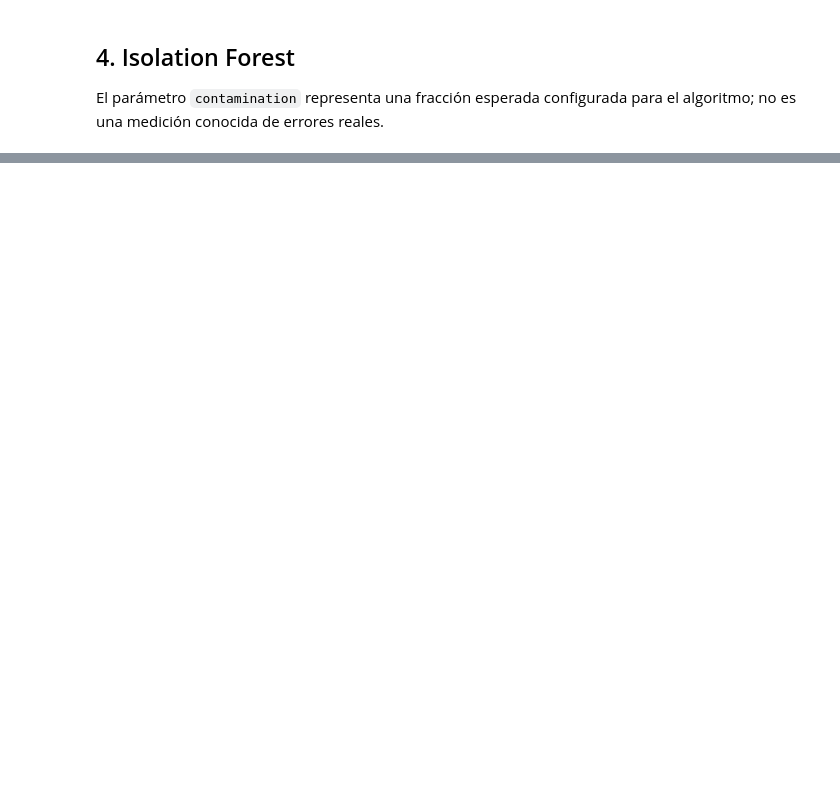
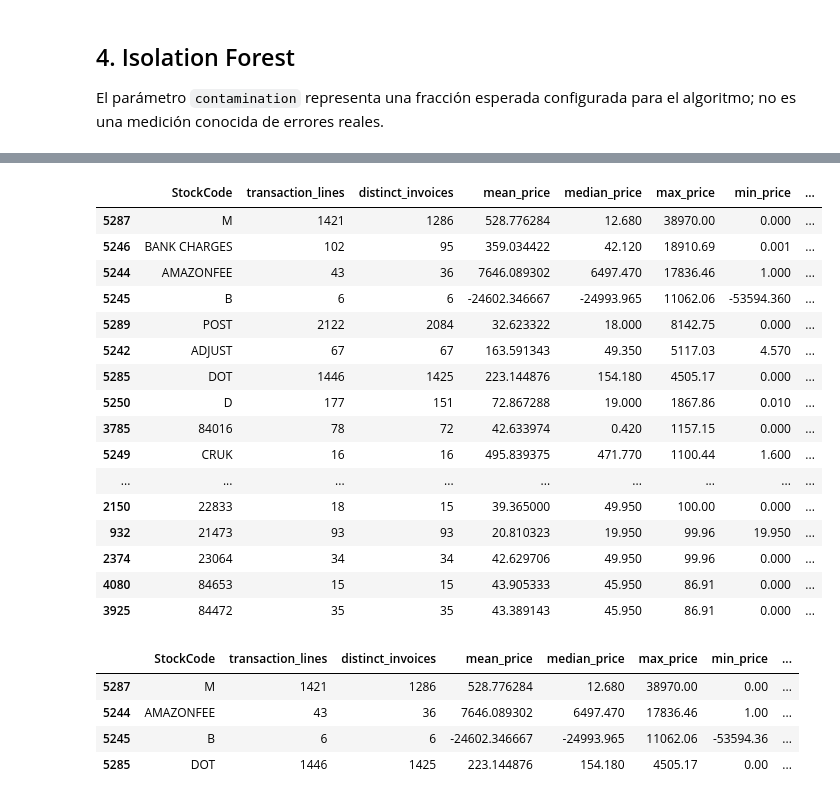
Before and after one commit to Milu2662/BI-PYMES-ML, a Jupyter notebook: notebook/04_isolation_forest.ipynb, the cells around one changed output, grey strips where cells are left out. Cells and saved outputs as stored; diff of their text form; code cells hidden in the pictures; blank space fills up the shorter version.

```diff
--- a/notebook/04_isolation_forest.ipynb
+++ b/notebook/04_isolation_forest.ipynb
@@ -34,0 +295,65 @@ plt.savefig(PROJECT_DIR/"results/figures/isolation_forest_scores.png",dpi=160);
+# %%
+# AUDITORÍA DE CÓDIGOS DE PRODUCTO ESPECIALES
+
+import pandas as pd
+import numpy as np
+
+# Cargar datos originales
+raw_path = "/content/drive/MyDrive/BI-PYMES-ML/retail_lines.pkl"
+df_raw = pd.read_pickle(raw_path)
+
+df_raw["StockCode"] = df_raw["StockCode"].astype(str).str.strip()
+
+# Identificar códigos con precios unitarios extremos
+product_audit = (
+    df_raw.groupby("StockCode")
+    .agg(
+        transaction_lines=("StockCode", "size"),
+        distinct_invoices=("InvoiceNo", "nunique"),
+        mean_price=("UnitPrice", "mean"),
+        median_price=("UnitPrice", "median"),
+        max_price=("UnitPrice", "max"),
+        min_price=("UnitPrice", "min"),
+        total_revenue=("Revenue", "sum")
+    )
+    .reset_index()
+)
+
+# Ordenar por precio máximo
+display(
+    product_audit
+    .sort_values("max_price", ascending=False)
+    .head(30)
+)
+
+# Revisar códigos especiales identificados
+special_codes = ["M", "B", "AMAZONFEE", "DOT"]
+
+display(
+    product_audit[
+        product_audit["StockCode"].isin(special_codes)
+    ].sort_values("max_price", ascending=False)
+)
+# %% [output]
+|  | StockCode | transaction_lines | distinct_invoices | mean_price | median_price | max_price | min_price | ... |
+| 5287 | M | 1421 | 1286 | 528.776284 | 12.680 | 38970.00 | 0.000 | ... |
+| 5246 | BANK CHARGES | 102 | 95 | 359.034422 | 42.120 | 18910.69 | 0.001 | ... |
+| 5244 | AMAZONFEE | 43 | 36 | 7646.089302 | 6497.470 | 17836.46 | 1.000 | ... |
+| 5245 | B | 6 | 6 | -24602.346667 | -24993.965 | 11062.06 | -53594.360 | ... |
+| 5289 | POST | 2122 | 2084 | 32.623322 | 18.000 | 8142.75 | 0.000 | ... |
+| 5242 | ADJUST | 67 | 67 | 163.591343 | 49.350 | 5117.03 | 4.570 | ... |
+| 5285 | DOT | 1446 | 1425 | 223.144876 | 154.180 | 4505.17 | 0.000 | ... |
+| 5250 | D | 177 | 151 | 72.867288 | 19.000 | 1867.86 | 0.010 | ... |
+| 3785 | 84016 | 78 | 72 | 42.633974 | 0.420 | 1157.15 | 0.000 | ... |
+| 5249 | CRUK | 16 | 16 | 495.839375 | 471.770 | 1100.44 | 1.600 | ... |
+| ... | ... | ... | ... | ... | ... | ... | ... | ... |
+| 2150 | 22833 | 18 | 15 | 39.365000 | 49.950 | 100.00 | 0.000 | ... |
+| 932 | 21473 | 93 | 93 | 20.810323 | 19.950 | 99.96 | 19.950 | ... |
+| 2374 | 23064 | 34 | 34 | 42.629706 | 49.950 | 99.96 | 0.000 | ... |
+| 4080 | 84653 | 15 | 15 | 43.905333 | 45.950 | 86.91 | 0.000 | ... |
+| 3925 | 84472 | 35 | 35 | 43.389143 | 45.950 | 86.91 | 0.000 | ... |
+|  | StockCode | transaction_lines | distinct_invoices | mean_price | median_price | max_price | min_price | ... |
+| 5287 | M | 1421 | 1286 | 528.776284 | 12.680 | 38970.00 | 0.00 | ... |
+| 5244 | AMAZONFEE | 43 | 36 | 7646.089302 | 6497.470 | 17836.46 | 1.00 | ... |
+| 5245 | B | 6 | 6 | -24602.346667 | -24993.965 | 11062.06 | -53594.36 | ... |
+| 5285 | DOT | 1446 | 1425 | 223.144876 | 154.180 | 4505.17 | 0.00 | ... |
```
Also changed, not shown: parts of 21 cells of this notebook.
